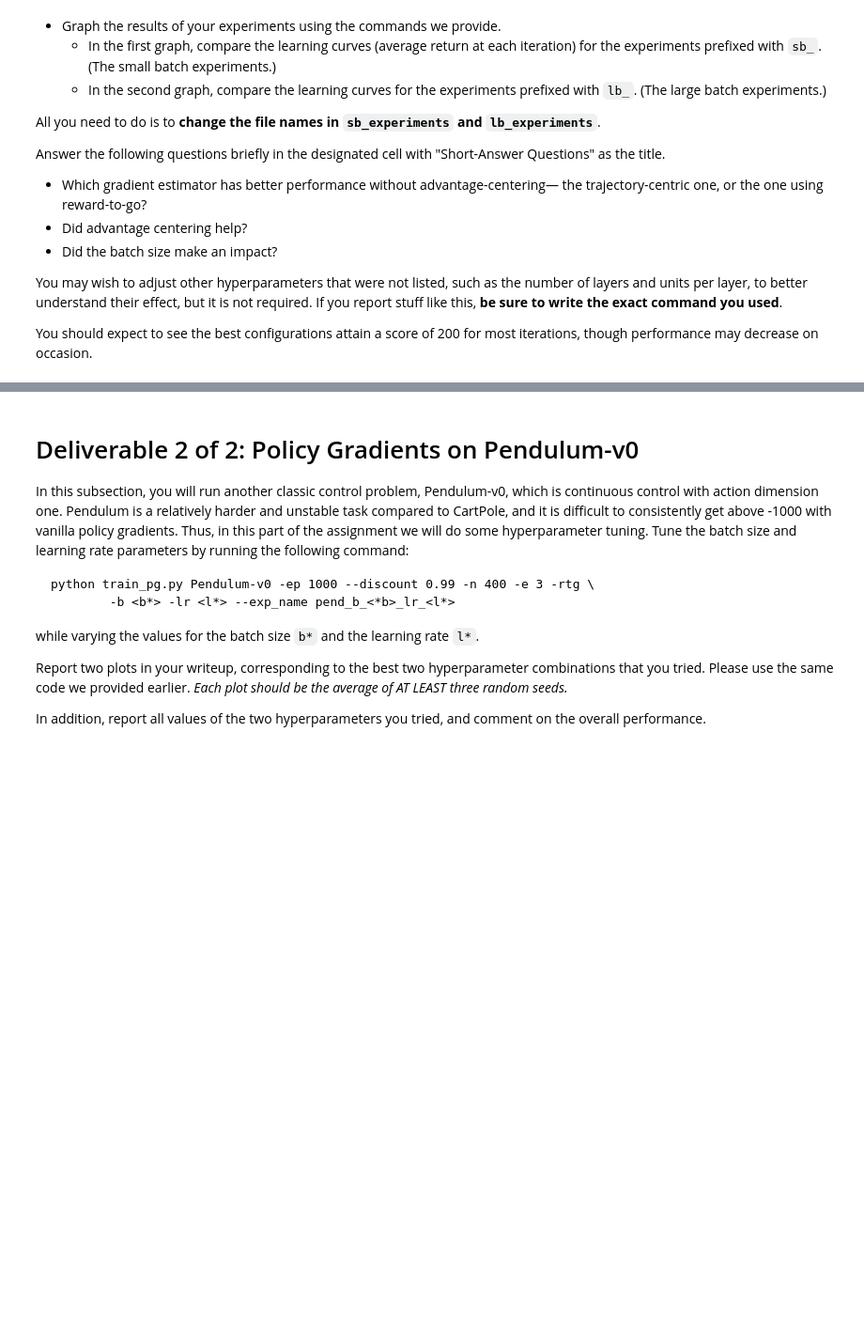
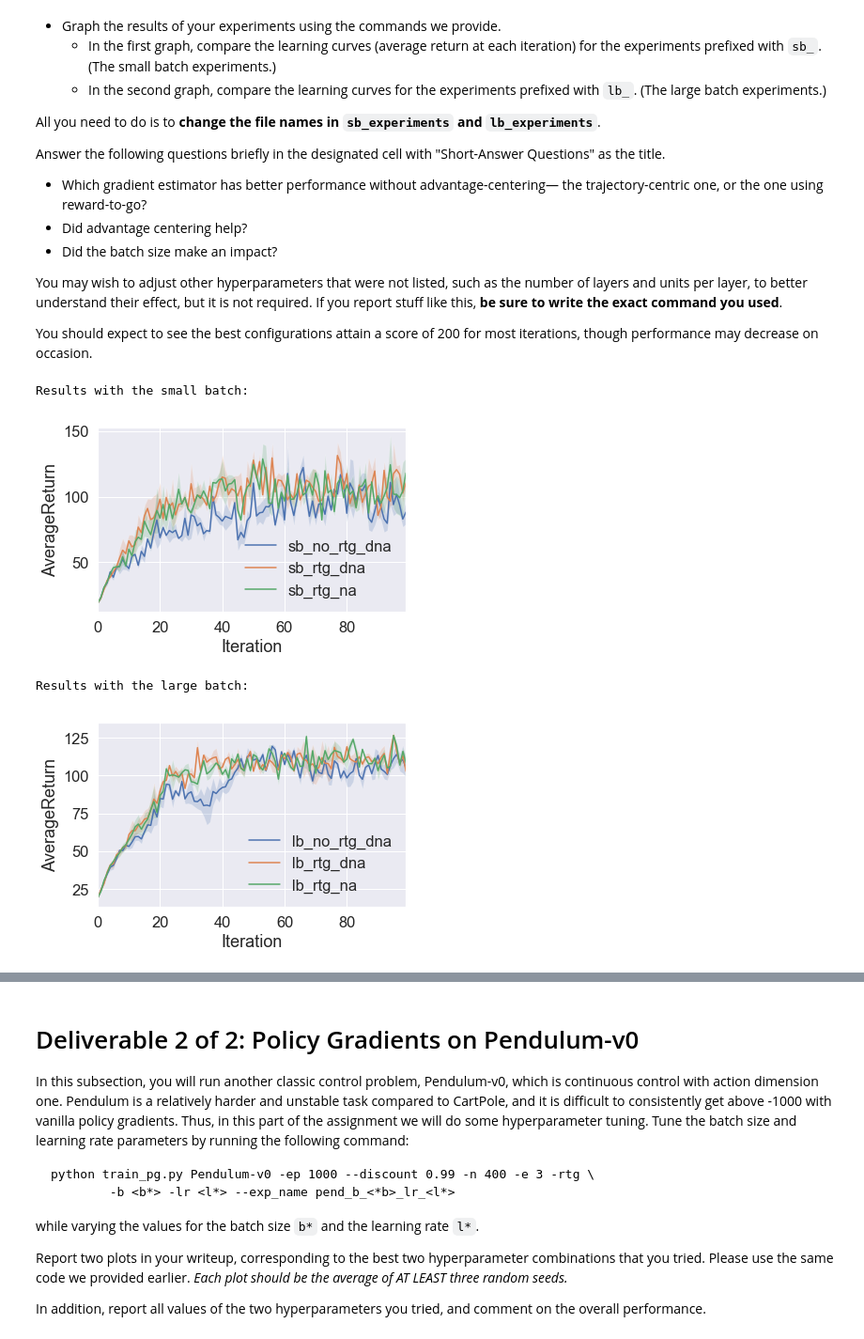
Before and after one commit to nadernamini/cs182-assignment4, a Jupyter notebook: Part01_Policy-Gradients.ipynb, the cells around one changed output, grey strips where cells are left out. Shown at 94% size. Saved outputs shown, nothing was run; the diff lists cells and outputs as text; code cells hidden in the pictures; blank space fills up the shorter version.

Commit message:
updated jupyter notebooks with plots

```diff
--- a/Part01_Policy-Gradients.ipynb
+++ b/Part01_Policy-Gradients.ipynb
@@ -305,26 +305,31 @@ iterations, though performance may decrease on occasion.
 # %%
 # Adjust files in these two lists! The following is an example from my system where
 # I had these as my directory names.
 
 lb_experiments = [
-    #'lb_no_rtg_dna_CartPole-v0_01-04-2019_20-49-49',
-    #'lb_rtg_dna_CartPole-v0_01-04-2019_20-52-02',
-    #'lb_rtg_na_CartPole-v0_01-04-2019_20-54-11',
+    'lb_no_rtg_dna_CartPole-v0_26-04-2019_17-16-58',
+    'lb_rtg_dna_CartPole-v0_26-04-2019_17-22-54',
+    'lb_rtg_na_CartPole-v0_26-04-2019_17-24-02',
 ]
 
 sb_experiments = [
-    #'sb_no_rtg_dna_CartPole-v0_01-04-2019_20-44-52',
-    #'sb_rtg_dna_CartPole-v0_01-04-2019_20-48-21',
-    #'sb_rtg_na_CartPole-v0_01-04-2019_20-48-57',
+    'sb_no_rtg_dna_CartPole-v0_26-04-2019_17-11-32',
+    'sb_rtg_dna_CartPole-v0_26-04-2019_17-12-59',
+    'sb_rtg_na_CartPole-v0_26-04-2019_17-14-40',
 ]
 
 
 # DON'T CHANGE THE FOLLOWING CODE !! If you want to do more experimentation than
 # what we have here, that's fine, but do that in the cells at the end of the notebook.
 print("Results with the small batch:")
 plot(sb_experiments, head='data_pg', legend=None, value='AverageReturn')
 print("\nResults with the large batch:")
 plot(lb_experiments, head='data_pg', legend=None, value='AverageReturn')
+# %% [output]
+Results with the small batch:
+[figure, added]
+Results with the large batch:
+[figure, added]
 # %% [markdown]
 ## Short-Answer Questions
 
```
Also changed, not shown: parts of 4 cells of this notebook, 1 other file.
